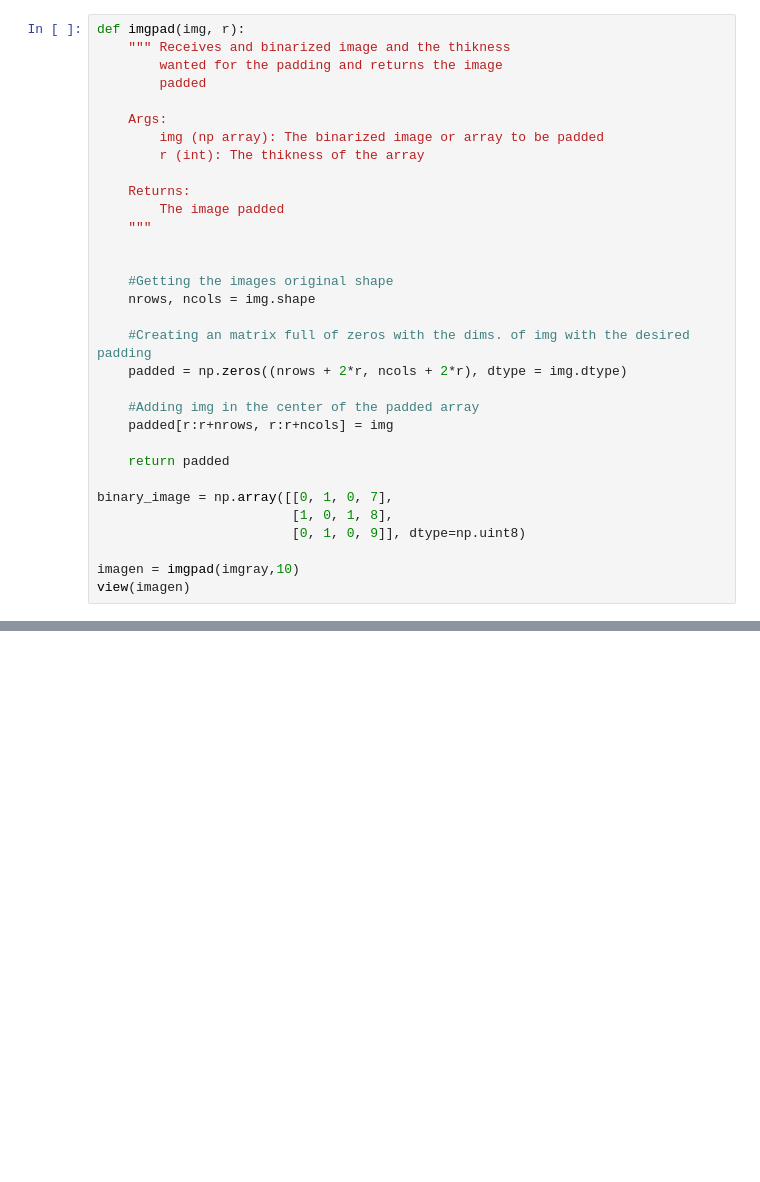
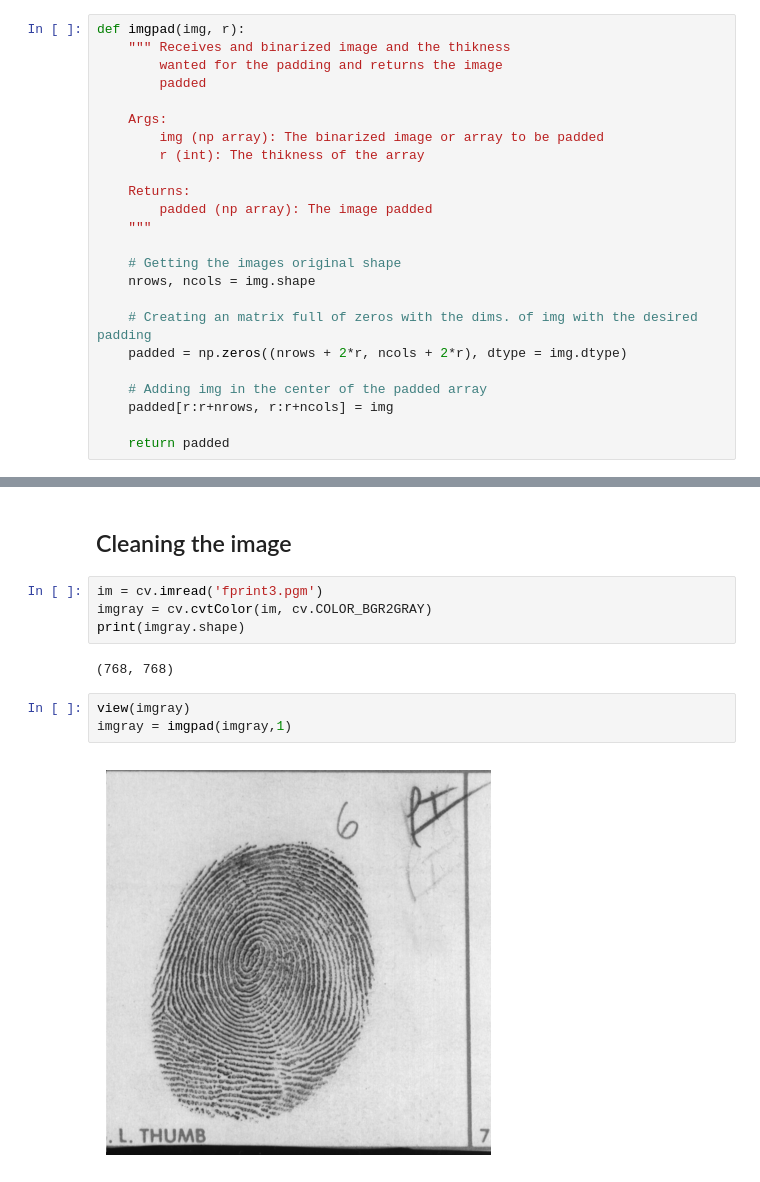
Before and after one commit to dan-behar/Computer_Vision, a Jupyter notebook: Lab1/Script.ipynb, the cells around one changed output, grey strips where cells are left out. Drawn from its saved outputs; the diff is of its cells as text; blank space fills up the shorter version.

```diff
--- a/Lab1/Script.ipynb
+++ b/Lab1/Script.ipynb
@@ -29,24 +28,16 @@ def imgpad(img, r):
         r (int): The thikness of the array
 
     Returns:
-        The image padded
+        padded (np array): The image padded
     """
 
-
-    #Getting the images original shape
+    # Getting the images original shape
     nrows, ncols = img.shape
 
-    #Creating an matrix full of zeros with the dims. of img with the desired padding
+    # Creating an matrix full of zeros with the dims. of img with the desired padding
     padded = np.zeros((nrows + 2*r, ncols + 2*r), dtype = img.dtype)
 
-    #Adding img in the center of the padded array
+    # Adding img in the center of the padded array
     padded[r:r+nrows, r:r+ncols] = img
 
     return padded
-
-binary_image = np.array([[0, 1, 0, 7],
-                         [1, 0, 1, 8],
-                         [0, 1, 0, 9]], dtype=np.uint8)
-
-imagen = imgpad(imgray,10)
-view(imagen)
@@ -138,0 +122,13 @@ print(labeled_image)
+# %% [markdown]
+## Cleaning the image
+# %%
+im = cv.imread('fprint3.pgm')
+imgray = cv.cvtColor(im, cv.COLOR_BGR2GRAY)
+print(imgray.shape)
+# %% [output]
+(768, 768)
+# %%
+view(imgray)
+imgray = imgpad(imgray,1)
+# %% [output]
+[figure, added]
```
Also changed, not shown: parts of 8 cells of this notebook.
